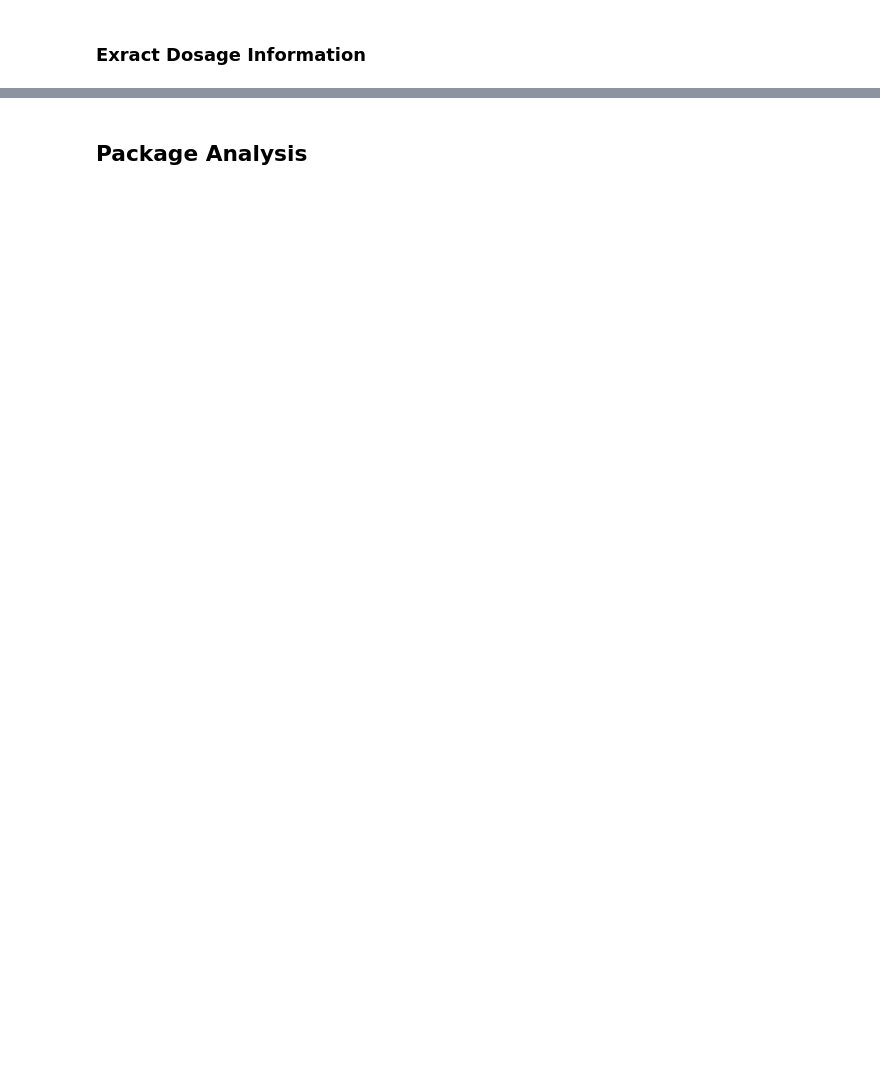
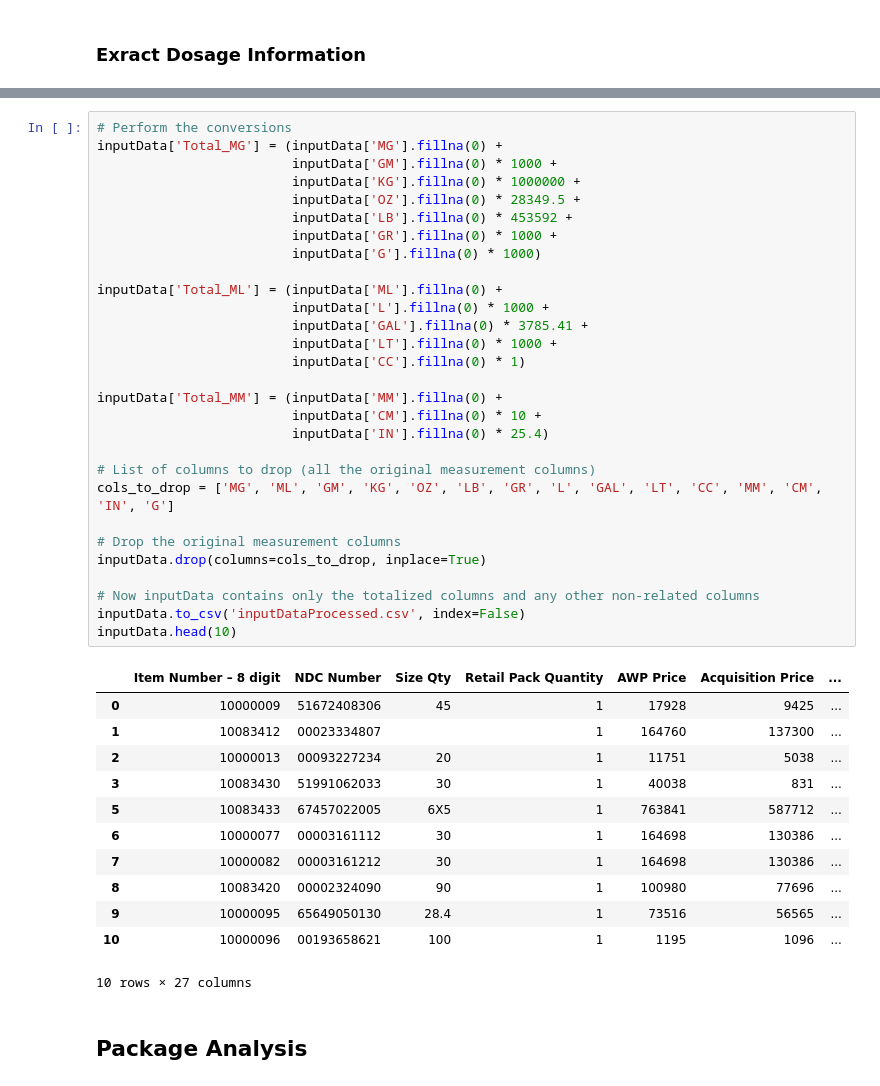
Before and after one commit to BU-EC463/Package-Analysis, a Jupyter notebook: InitialAnalysis.ipynb, the cells around one changed output, grey strips where cells are left out. Drawn from its saved outputs; the diff is of its cells as text; blank space fills up the shorter version.

```diff
--- a/InitialAnalysis.ipynb
+++ b/InitialAnalysis.ipynb
@@ -220,2 +235,44 @@ inputData.head(10)
+# %%
+# Perform the conversions
+inputData['Total_MG'] = (inputData['MG'].fillna(0) +
+                         inputData['GM'].fillna(0) * 1000 +
+                         inputData['KG'].fillna(0) * 1000000 +
+                         inputData['OZ'].fillna(0) * 28349.5 +
+                         inputData['LB'].fillna(0) * 453592 +
+                         inputData['GR'].fillna(0) * 1000 +
+                         inputData['G'].fillna(0) * 1000)
+
+inputData['Total_ML'] = (inputData['ML'].fillna(0) +
+                         inputData['L'].fillna(0) * 1000 +
+                         inputData['GAL'].fillna(0) * 3785.41 +
+                         inputData['LT'].fillna(0) * 1000 +
+                         inputData['CC'].fillna(0) * 1)
+
+inputData['Total_MM'] = (inputData['MM'].fillna(0) +
+                         inputData['CM'].fillna(0) * 10 +
+                         inputData['IN'].fillna(0) * 25.4)
+
+# List of columns to drop (all the original measurement columns)
+cols_to_drop = ['MG', 'ML', 'GM', 'KG', 'OZ', 'LB', 'GR', 'L', 'GAL', 'LT', 'CC', 'MM', 'CM', 'IN', 'G']
+
+# Drop the original measurement columns
+inputData.drop(columns=cols_to_drop, inplace=True)
+
+# Now inputData contains only the totalized columns and any other non-related columns
+inputData.to_csv('inputDataProcessed.csv', index=False)
+inputData.head(10)
+# %% [output]
+|  | Item Number – 8 digit | NDC Number | Size Qty | Retail Pack Quantity | AWP Price | Acquisition Price | ... |
+| 0 | 10000009 | 51672408306 | 45 | 1 | 17928 | 9425 | ... |
+| 1 | 10083412 | 00023334807 |  | 1 | 164760 | 137300 | ... |
+| 2 | 10000013 | 00093227234 | 20 | 1 | 11751 | 5038 | ... |
+| 3 | 10083430 | 51991062033 | 30 | 1 | 40038 | 831 | ... |
+| 5 | 10083433 | 67457022005 | 6X5 | 1 | 763841 | 587712 | ... |
+| 6 | 10000077 | 00003161112 | 30 | 1 | 164698 | 130386 | ... |
+| 7 | 10000082 | 00003161212 | 30 | 1 | 164698 | 130386 | ... |
+| 8 | 10083420 | 00002324090 | 90 | 1 | 100980 | 77696 | ... |
+| 9 | 10000095 | 65649050130 | 28.4 | 1 | 73516 | 56565 | ... |
+| 10 | 10000096 | 00193658621 | 100 | 1 | 1195 | 1096 | ... |
+10 rows × 27 columns
 # %% [markdown]
 ## Package Analysis
```
Also changed, not shown: parts of 1 cell of this notebook, 1 other file.
